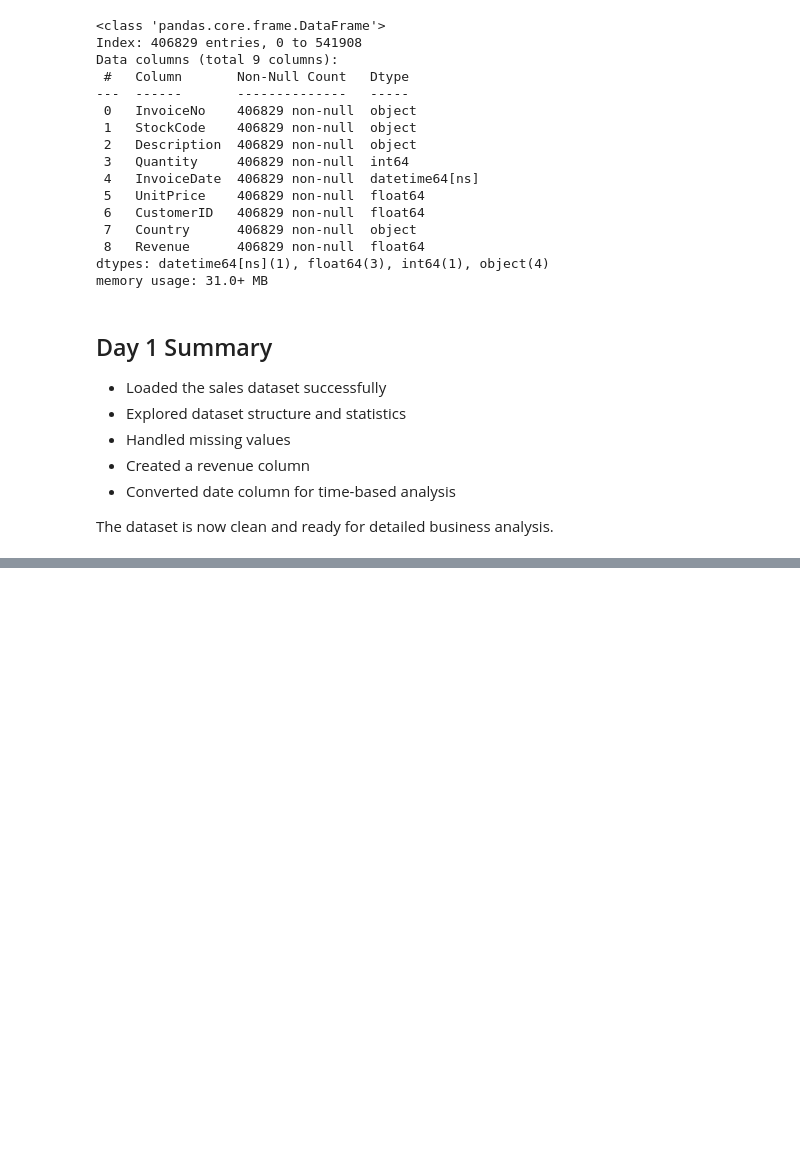
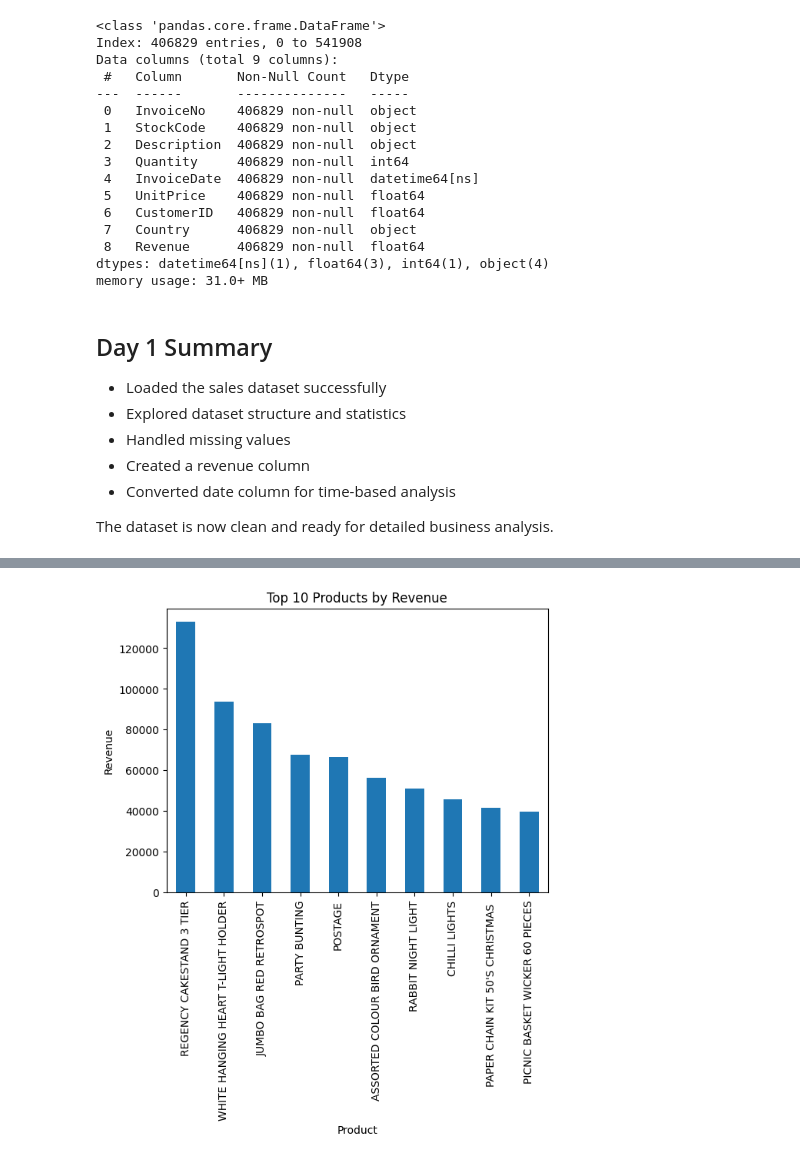
Before and after one commit to Vaishnavi-SP2854/data-analytics-sales, a Jupyter notebook: sales_analysis.ipynb, the cells around one changed output, grey strips where cells are left out. Saved outputs shown, nothing was run; the diff lists cells and outputs as text; code cells hidden in the pictures; blank space fills up the shorter version.

```diff
--- a/sales_analysis.ipynb
+++ b/sales_analysis.ipynb
@@ -112,0 +127,11 @@ The dataset is now clean and ready for detailed business analysis.
+# %%
+df.set_index("InvoiceDate", inplace=True)
+# %%
+df.columns = (
+    df.columns
+    .str.strip()
+    .str.lower()
+    .str.replace(" ", "_")
+)
+
+df.columns
@@ -112,0 +142,8 @@ The dataset is now clean and ready for detailed business analysis.
+# %%
+df.rename(columns={
+    "description": "product",
+    "unitprice": "unit_price",
+    "country": "region"
+}, inplace=True)
+
+df.columns
@@ -112,0 +154,9 @@ The dataset is now clean and ready for detailed business analysis.
+# %%
+top_products = (
+    df.groupby("product")["revenue"]
+    .sum()
+    .sort_values(ascending=False)
+    .head(10)
+)
+
+top_products
@@ -112,0 +176,8 @@ The dataset is now clean and ready for detailed business analysis.
+# %%
+top_products.plot(kind="bar")
+plt.title("Top 10 Products by Revenue")
+plt.xlabel("Product")
+plt.ylabel("Revenue")
+plt.show()
+# %% [output]
+[figure, added]
```
Also changed, not shown: parts of 9 cells of this notebook.
